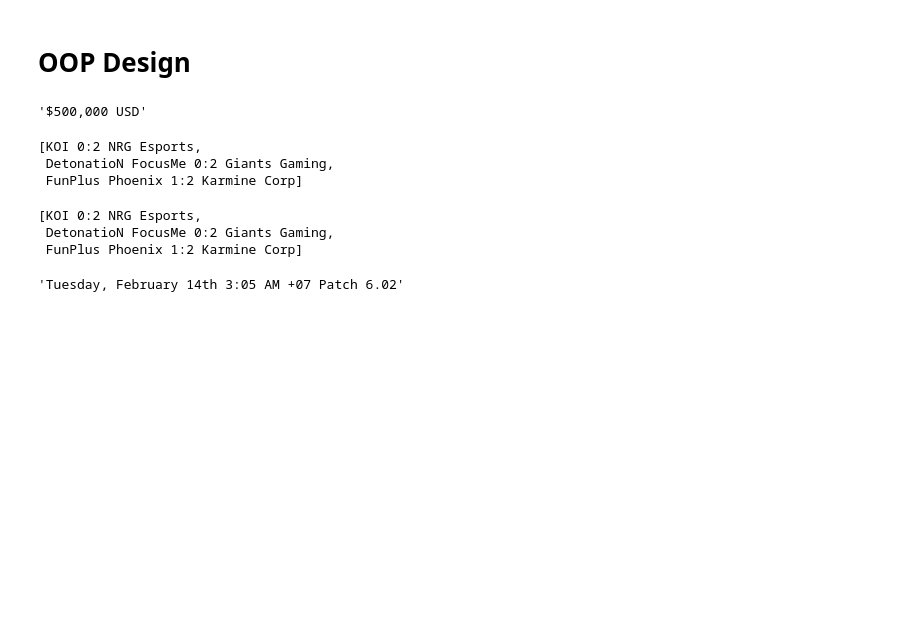
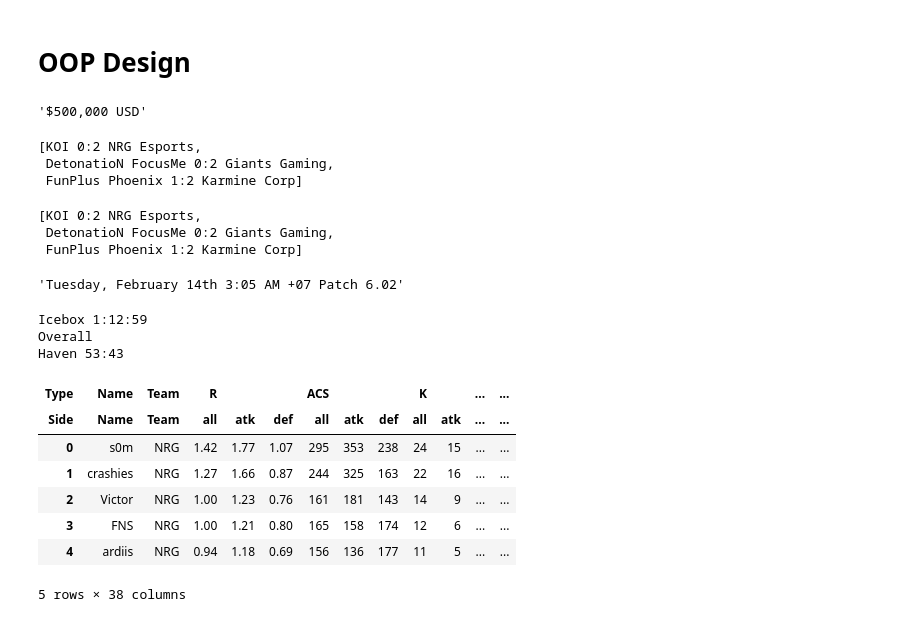
Before and after one commit to khemingkapat/vlr_data, a Jupyter notebook: vlr_data.ipynb, the cells around one changed output. Cells and saved outputs as stored; diff of their text form; code cells hidden in the pictures; blank space fills up the shorter version.

Commit message:
extracting data from match class

```diff
--- a/vlr_data.ipynb
+++ b/vlr_data.ipynb
@@ -283,3 +378,17 @@ lock_in.matches
 lock_in.matches[-2].date
 # %% [output]
 'Tuesday, February 14th 3:05 AM +07 Patch 6.02'
+# %%
+lock_in.matches[0].get_scoreboard()['Icebox 1:12:59']
+# %% [output]
+Icebox 1:12:59
+Overall
+Haven 53:43
+| Type | Name | Team | R |  |  | ACS |  |  | K |  | ... | ... |
+| Side | Name | Team | all | atk | def | all | atk | def | all | atk | ... | ... |
+| 0 | s0m | NRG | 1.42 | 1.77 | 1.07 | 295 | 353 | 238 | 24 | 15 | ... | ... |
+| 1 | crashies | NRG | 1.27 | 1.66 | 0.87 | 244 | 325 | 163 | 22 | 16 | ... | ... |
+| 2 | Victor | NRG | 1.00 | 1.23 | 0.76 | 161 | 181 | 143 | 14 | 9 | ... | ... |
+| 3 | FNS | NRG | 1.00 | 1.21 | 0.80 | 165 | 158 | 174 | 12 | 6 | ... | ... |
+| 4 | ardiis | NRG | 0.94 | 1.18 | 0.69 | 156 | 136 | 177 | 11 | 5 | ... | ... |
+5 rows × 38 columns
```
Also changed, not shown: parts of 2 cells of this notebook.
